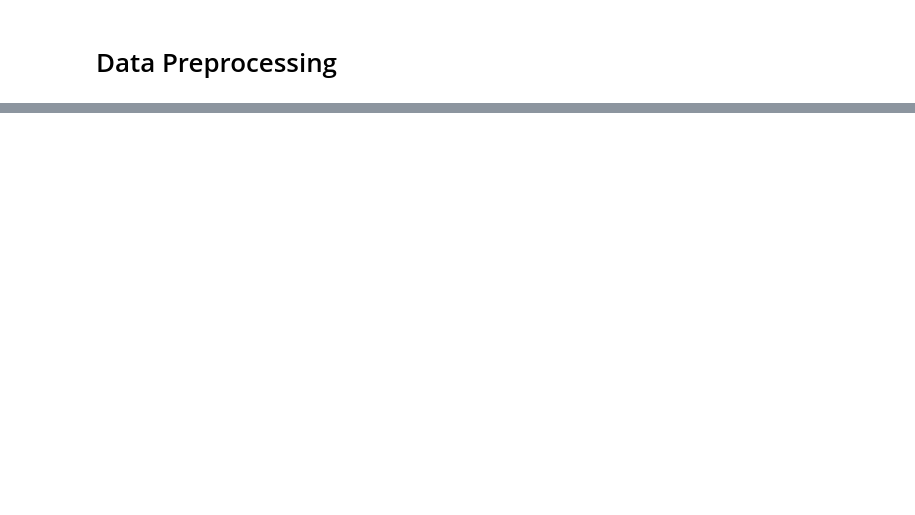
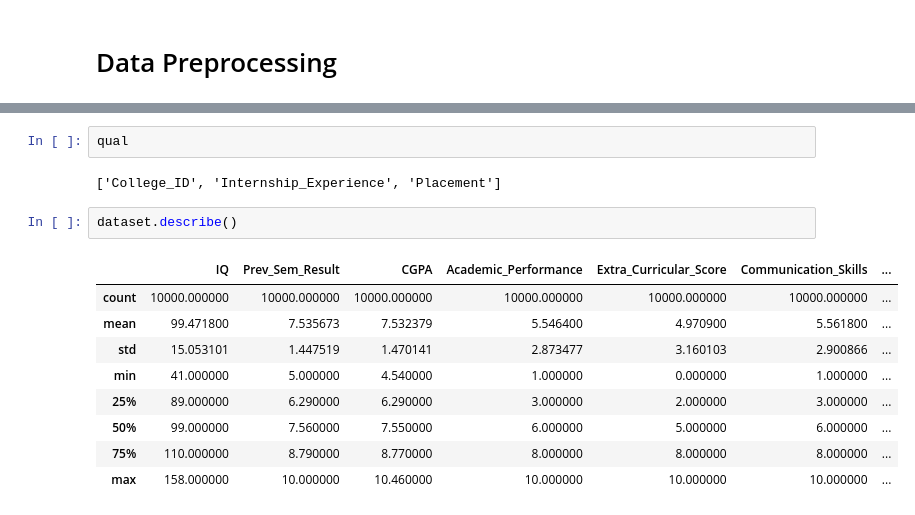
Before and after one commit to SENTHILKUMARTH/Week9.1-Capstone-Project, a Jupyter notebook: Week9.1-Capstone Project/2.Data Preprocessing/Student-Placement-capstone.ipynb, the cells around one changed output, grey strips where cells are left out. Cells and saved outputs as stored; diff of their text form; blank space fills up the shorter version.

```diff
--- a/Week9.1-Capstone Project/2.Data Preprocessing/Student-Placement-capstone.ipynb
+++ b/Week9.1-Capstone Project/2.Data Preprocessing/Student-Placement-capstone.ipynb
@@ -66,0 +59,16 @@ dataset = pd.get_dummies(dataset, dtype=int, drop_first=True)
+# %%
+qual
+# %% [output]
+['College_ID', 'Internship_Experience', 'Placement']
+# %%
+dataset.describe()
+# %% [output]
+|  | IQ | Prev_Sem_Result | CGPA | Academic_Performance | Extra_Curricular_Score | Communication_Skills | ... |
+| count | 10000.000000 | 10000.000000 | 10000.000000 | 10000.000000 | 10000.000000 | 10000.000000 | ... |
+| mean | 99.471800 | 7.535673 | 7.532379 | 5.546400 | 4.970900 | 5.561800 | ... |
+| std | 15.053101 | 1.447519 | 1.470141 | 2.873477 | 3.160103 | 2.900866 | ... |
+| min | 41.000000 | 5.000000 | 4.540000 | 1.000000 | 0.000000 | 1.000000 | ... |
+| 25% | 89.000000 | 6.290000 | 6.290000 | 3.000000 | 2.000000 | 3.000000 | ... |
+| 50% | 99.000000 | 7.560000 | 7.550000 | 6.000000 | 5.000000 | 6.000000 | ... |
+| 75% | 110.000000 | 8.790000 | 8.770000 | 8.000000 | 8.000000 | 8.000000 | ... |
+| max | 158.000000 | 10.000000 | 10.460000 | 10.000000 | 10.000000 | 10.000000 | ... |
```
Also changed, not shown: parts of 26 cells of this notebook, 1 other file.
